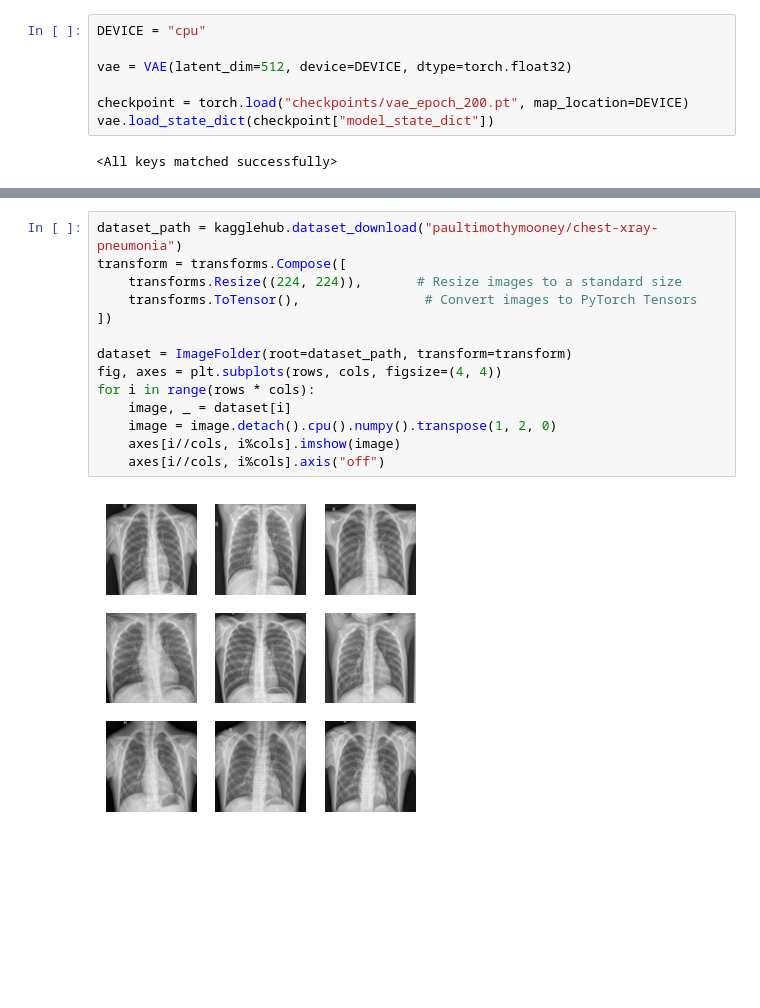
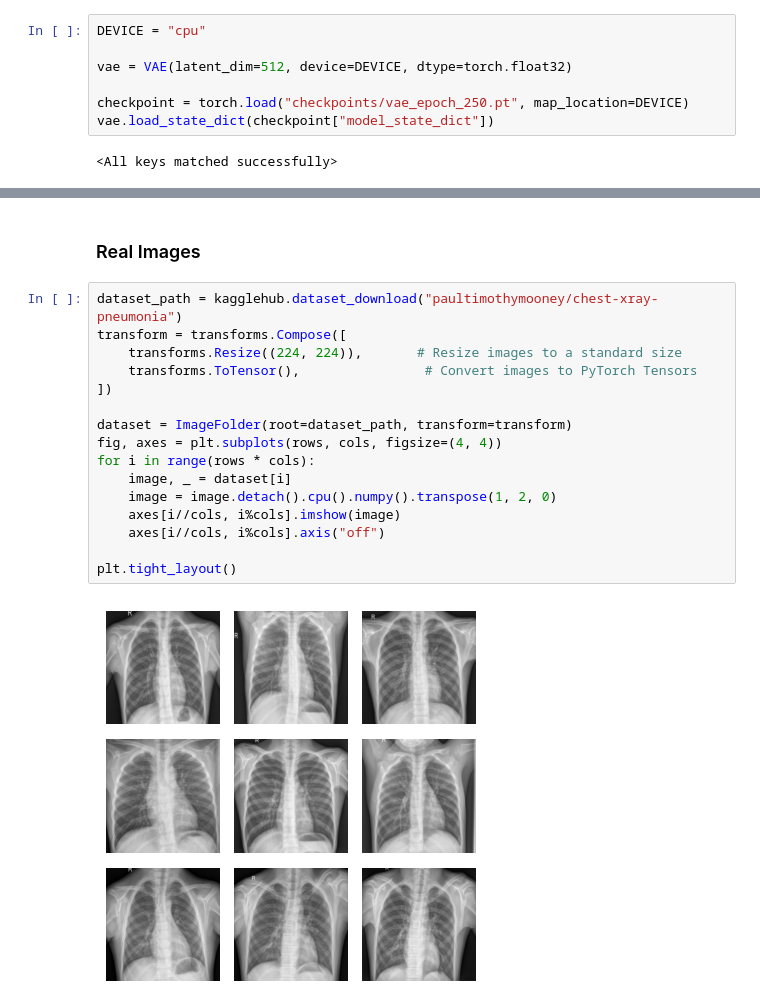
Before and after one commit to vanshraisaini/Deep-Generative-Models, a Jupyter notebook: HW1_VAE/generate_images.ipynb, the cells around one changed output, grey strips where cells are left out. Cells and saved outputs as stored; diff of their text form; blank space fills up the shorter version.

```diff
--- a/HW1_VAE/generate_images.ipynb
+++ b/HW1_VAE/generate_images.ipynb
@@ -11,7 +11,7 @@ DEVICE = "cpu"
 
 vae = VAE(latent_dim=512, device=DEVICE, dtype=torch.float32)
 
-checkpoint = torch.load("checkpoints/vae_epoch_200.pt", map_location=DEVICE)
+checkpoint = torch.load("checkpoints/vae_epoch_250.pt", map_location=DEVICE)
 vae.load_state_dict(checkpoint["model_state_dict"])
 # %% [output]
 <All keys matched successfully>
@@ -33,16 +35,20 @@ plt.tight_layout()
+# %% [markdown]
+### Real Images
 # %%
 dataset_path = kagglehub.dataset_download("paultimothymooney/chest-xray-pneumonia")
 transform = transforms.Compose([
     transforms.Resize((224, 224)),       # Resize images to a standard size
     transforms.ToTensor(),                # Convert images to PyTorch Tensors
 ])
 
 dataset = ImageFolder(root=dataset_path, transform=transform)
 fig, axes = plt.subplots(rows, cols, figsize=(4, 4))
 for i in range(rows * cols):
     image, _ = dataset[i]
     image = image.detach().cpu().numpy().transpose(1, 2, 0)
     axes[i//cols, i%cols].imshow(image)
     axes[i//cols, i%cols].axis("off")
+
+plt.tight_layout()
 # %% [output]
-[figure, old version]
+[figure, new version]
```
Also changed, not shown: parts of 2 cells of this notebook, 3 other files.
